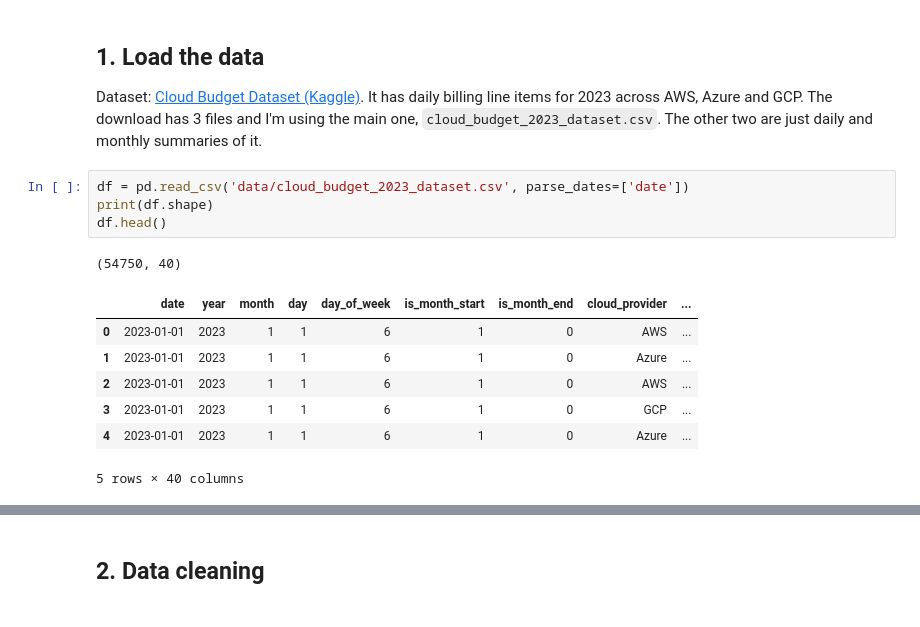
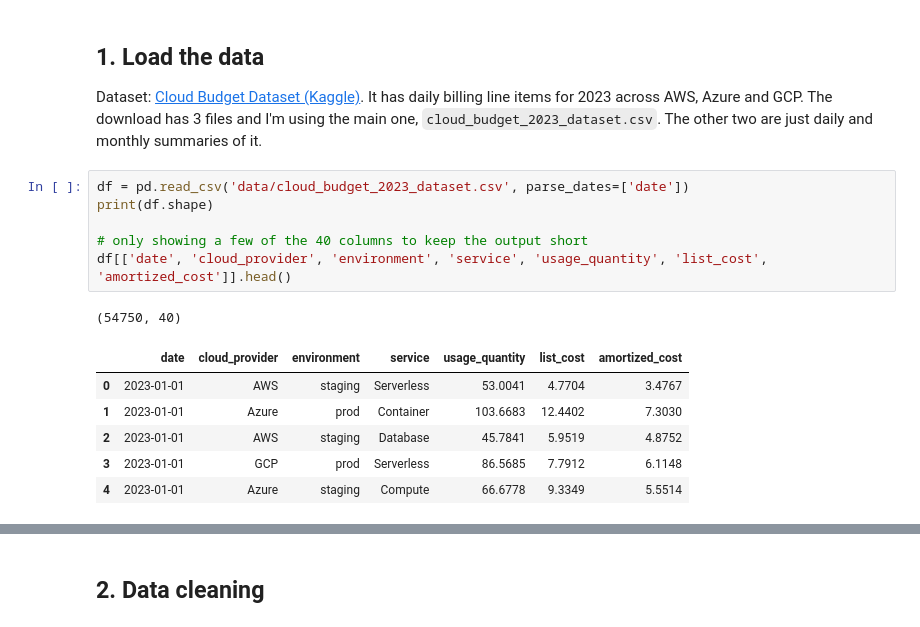
Before and after one commit to gowdilyan/cloud_cost_optimization, a Jupyter notebook: cloud_cost_eda.ipynb, the cells around one changed output, grey strips where cells are left out. Saved outputs shown, nothing was run; the diff lists cells and outputs as text.

```diff
--- a/cloud_cost_eda.ipynb
+++ b/cloud_cost_eda.ipynb
@@ -37,13 +37,14 @@ Dataset: [Cloud Budget Dataset (Kaggle)](https://www.kaggle.com/datasets/rasikae
 # %%
 df = pd.read_csv('data/cloud_budget_2023_dataset.csv', parse_dates=['date'])
 print(df.shape)
-df.head()
+
+# only showing a few of the 40 columns to keep the output short
+df[['date', 'cloud_provider', 'environment', 'service', 'usage_quantity', 'list_cost', 'amortized_cost']].head()
 # %% [output]
 (54750, 40)
-|  | date | year | month | day | day_of_week | is_month_start | is_month_end | cloud_provider | ... |
-| 0 | 2023-01-01 | 2023 | 1 | 1 | 6 | 1 | 0 | AWS | ... |
-| 1 | 2023-01-01 | 2023 | 1 | 1 | 6 | 1 | 0 | Azure | ... |
-| 2 | 2023-01-01 | 2023 | 1 | 1 | 6 | 1 | 0 | AWS | ... |
-| 3 | 2023-01-01 | 2023 | 1 | 1 | 6 | 1 | 0 | GCP | ... |
-| 4 | 2023-01-01 | 2023 | 1 | 1 | 6 | 1 | 0 | Azure | ... |
+|  | date | cloud_provider | environment | service | usage_quantity | list_cost | amortized_cost |
+| 0 | 2023-01-01 | AWS | staging | Serverless | 53.0041 | 4.7704 | 3.4767 |
+| 1 | 2023-01-01 | Azure | prod | Container | 103.6683 | 12.4402 | 7.3030 |
+| 2 | 2023-01-01 | AWS | staging | Database | 45.7841 | 5.9519 | 4.8752 |
+| 3 | 2023-01-01 | GCP | prod | Serverless | 86.5685 | 7.7912 | 6.1148 |
+| 4 | 2023-01-01 | Azure | staging | Compute | 66.6778 | 9.3349 | 5.5514 |
-5 rows × 40 columns
```
Also changed, not shown: parts of 23 cells of this notebook, 1 other file.
